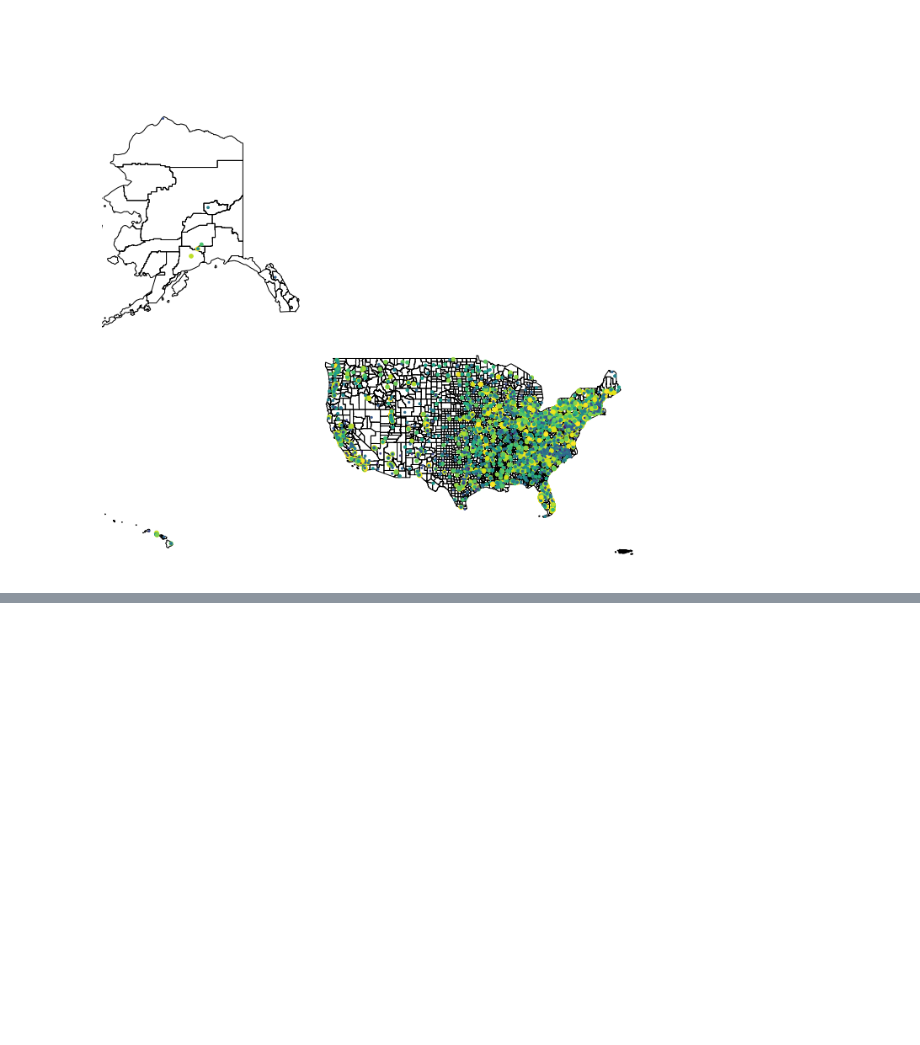
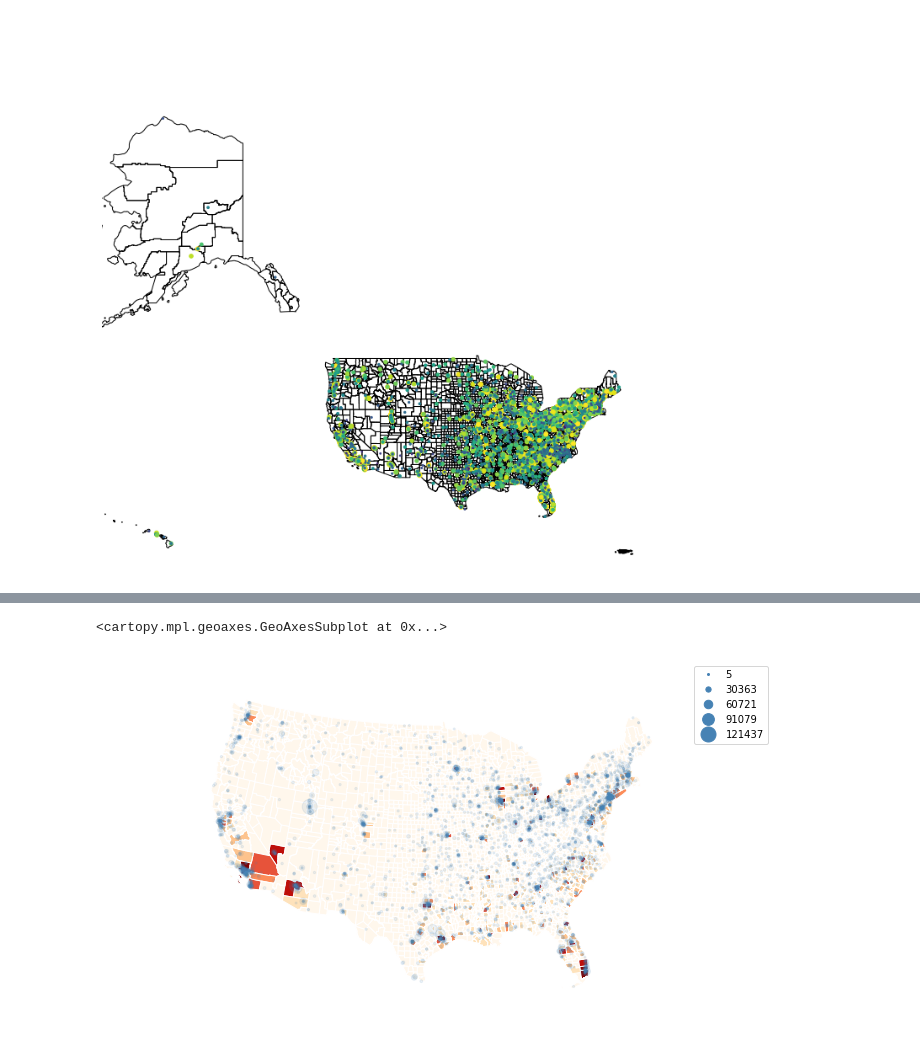
Before and after one commit to chekos/geospatial-public-policy-analysis-with-geopandas, a Jupyter notebook: notebooks/00_DataViz-US.ipynb, the cells around one changed output, grey strips where cells are left out. Drawn from its saved outputs; the diff is of its cells as text; code cells hidden in the pictures; blank space fills up the shorter version.

```diff
--- a/notebooks/00_DataViz-US.ipynb
+++ b/notebooks/00_DataViz-US.ipynb
@@ -106,0 +222,4 @@ gplt.pointplot(institutions, hue='share_full-time', legend = False, ax=ax, scale
+# %%
+county_data['geoid'] = county_data['geoid'].astype("str").str.zfill(5)
+# %%
+county_data = county_data.set_index("geoid")
@@ -106,0 +335,28 @@ gplt.pointplot(institutions, hue='share_full-time', legend = False, ax=ax, scale
+# %%
+k = 7
+voi = 'black_alone'
+scheme = mc.FisherJenksSampled(working_df[voi].values, k = k)
+
+ax = gplt.choropleth(
+    working_df, hue=voi, projection=gcrs.AlbersEqualArea(),
+    edgecolor='white', linewidth=1,
+    cmap='OrRd', legend=True, legend_kwargs={'loc': 'lower left'},
+    scheme=scheme,
+    figsize=(12,12),
+#     legend_labels=legend_labels
+)
+
+gplt.pointplot(
+    contiguous_institutions,
+#     hue='share_full-time',
+    legend = True,
+    ax=ax,
+    scale='total_enrollment',
+    limits = (2,15),
+    legend_var = 'scale',
+    zorder = 3,
+    alpha = .1,
+)
+# %% [output]
+<cartopy.mpl.geoaxes.GeoAxesSubplot at 0x...>
+[figure, added]
```
Also changed, not shown: parts of 51 cells of this notebook.
